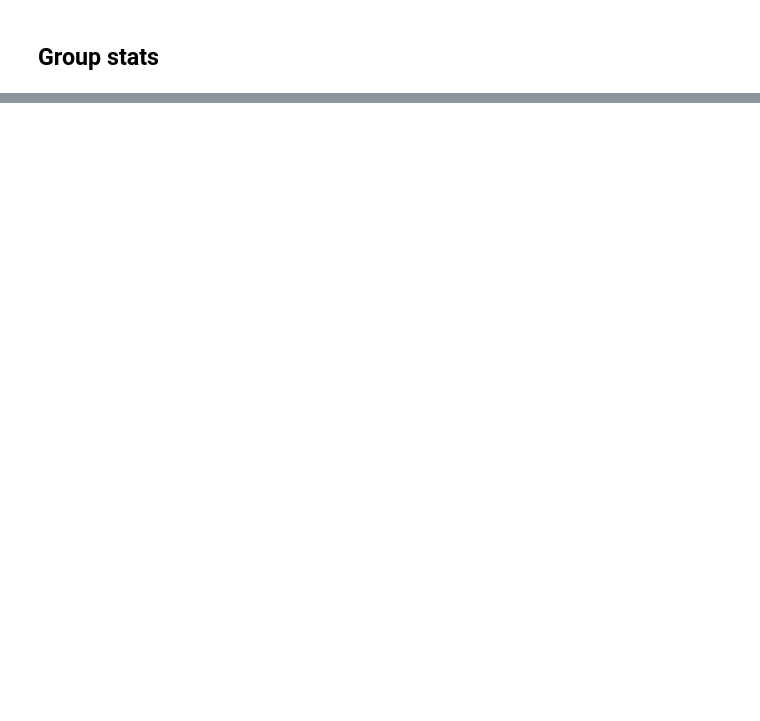
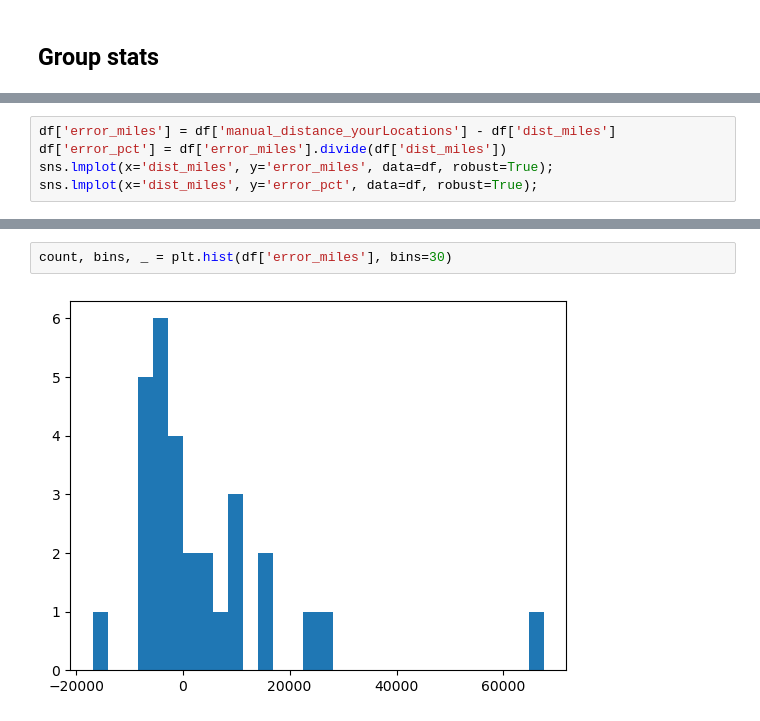
Before and after one commit to wilkens/mobility-books, a Jupyter notebook: notebooks/Validation.ipynb, the cells around one changed output, grey strips where cells are left out. Cells and saved outputs as stored; diff of their text form; blank space fills up the shorter version.

Commit message:
Add noisy data simulation - incomplete

```diff
--- a/notebooks/Validation.ipynb
+++ b/notebooks/Validation.ipynb
@@ -135,0 +138,5 @@ Difference in means p-value: 0.0062 **
+# %%
+df['error_miles'] = df['manual_distance_yourLocations'] - df['dist_miles']
+df['error_pct'] = df['error_miles'].divide(df['dist_miles'])
+sns.lmplot(x='dist_miles', y='error_miles', data=df, robust=True);
+sns.lmplot(x='dist_miles', y='error_pct', data=df, robust=True);
@@ -135,0 +172,4 @@ Difference in means p-value: 0.0062 **
+# %%
+count, bins, _ = plt.hist(df['error_miles'], bins=30)
+# %% [output]
+[figure, added]
```
Also changed, not shown: parts of 10 cells of this notebook, 1 other file.
